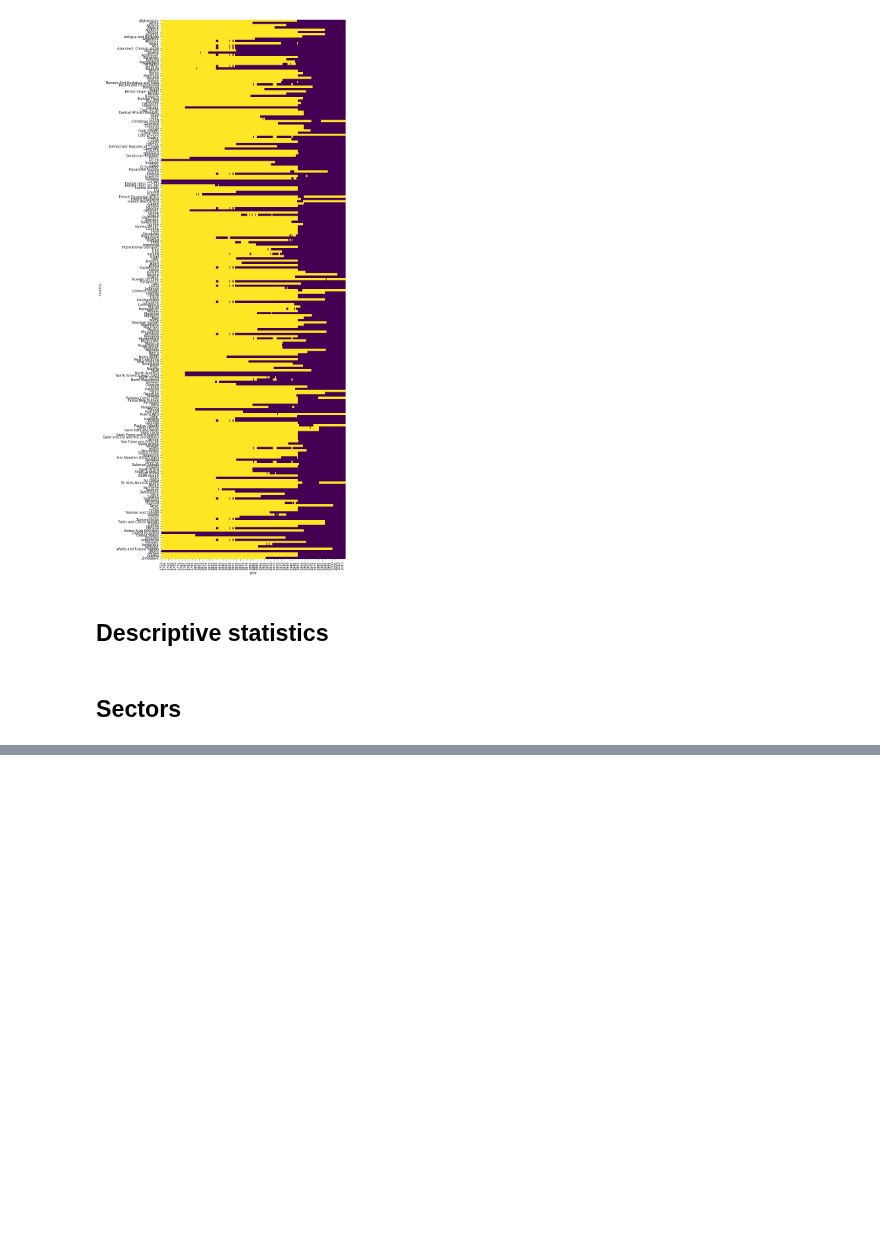
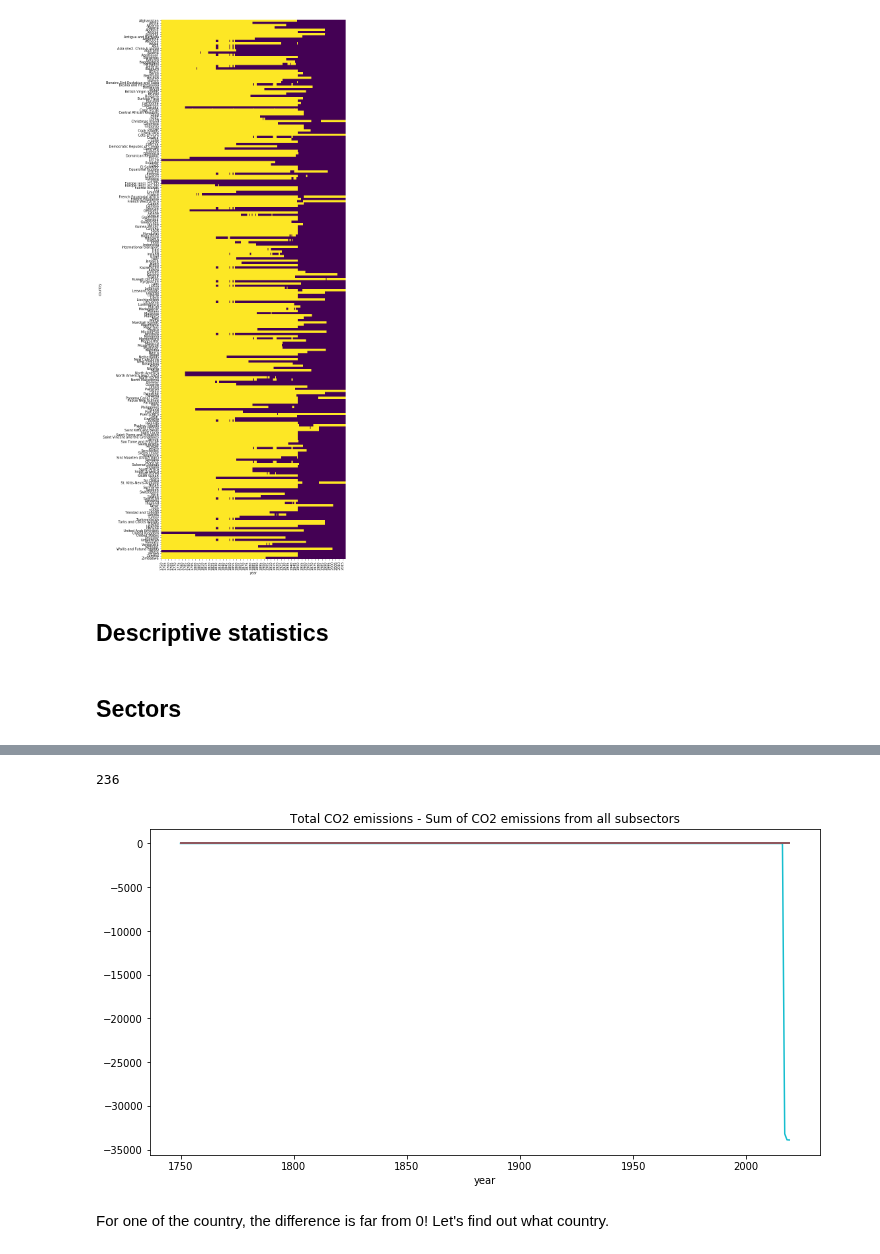
Before and after one commit to OpenGeoScales/ogs-data-exploration, a Jupyter notebook: notebooks/ghg-emissions/owid/owid-data-exploration.ipynb, the cells around one changed output, grey strips where cells are left out. Cells and saved outputs as stored; diff of their text form; code cells hidden in the pictures; blank space fills up the shorter version.

Commit message:
Added some exploration about subsectors #64

```diff
--- a/notebooks/ghg-emissions/owid/owid-data-exploration.ipynb
+++ b/notebooks/ghg-emissions/owid/owid-data-exploration.ipynb
@@ -429,0 +431,3 @@ sns.heatmap(df_co2.isnull(),yticklabels=True,cbar=False,cmap='viridis')
+# %%
+df['sum subsectors'] =  + df['cement_co2'] + df['coal_co2']+ df['flaring_co2']\
+                         + df['gas_co2']+ df['oil_co2']+ df['other_industry_co2']
@@ -429,0 +440,2 @@ sns.heatmap(df_co2.isnull(),yticklabels=True,cbar=False,cmap='viridis')
+# %%
+df['check'] = df['co2'] - df['sum subsectors']
@@ -429,0 +468,4 @@ sns.heatmap(df_co2.isnull(),yticklabels=True,cbar=False,cmap='viridis')
+# %%
+df_check_co2 = df.pivot(index = 'country',
+                       columns = 'year',
+                       values = 'check')
@@ -429,0 +483,15 @@ sns.heatmap(df_co2.isnull(),yticklabels=True,cbar=False,cmap='viridis')
+# %%
+df_check_co2.fillna(0, inplace = True)
+# %%
+len(df_check_co2)
+# %% [output]
+236
+# %%
+# Plot the difference between CO2 and the sum of subsector CO2 emissions for each country
+for i in range(236):
+    df_check_co2.iloc[i].plot(figsize=(12,6),
+                                          title = 'Total CO2 emissions - Sum of CO2 emissions from all subsectors');
+# %% [output]
+[figure, added]
+# %% [markdown]
+For one of the country, the difference is far from 0! Let's find out what country.
```
Also changed, not shown: parts of 12 cells of this notebook.
